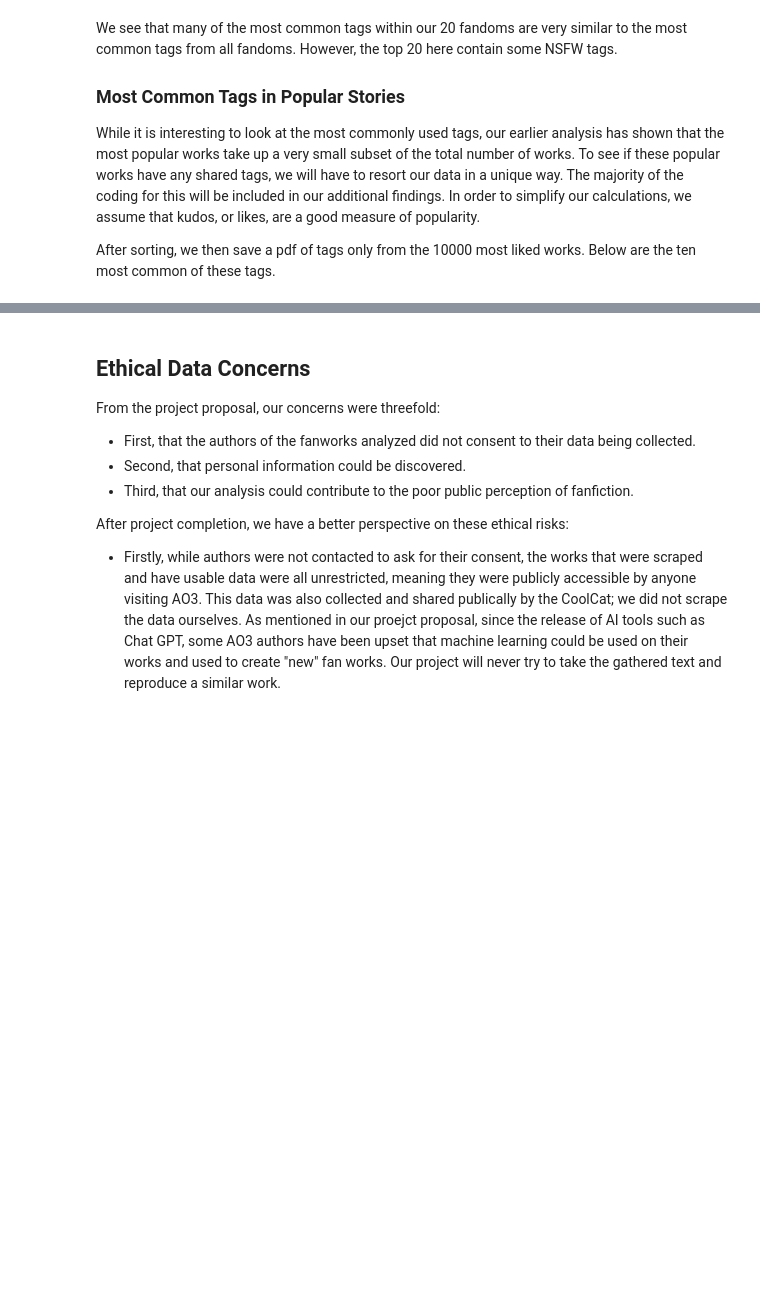
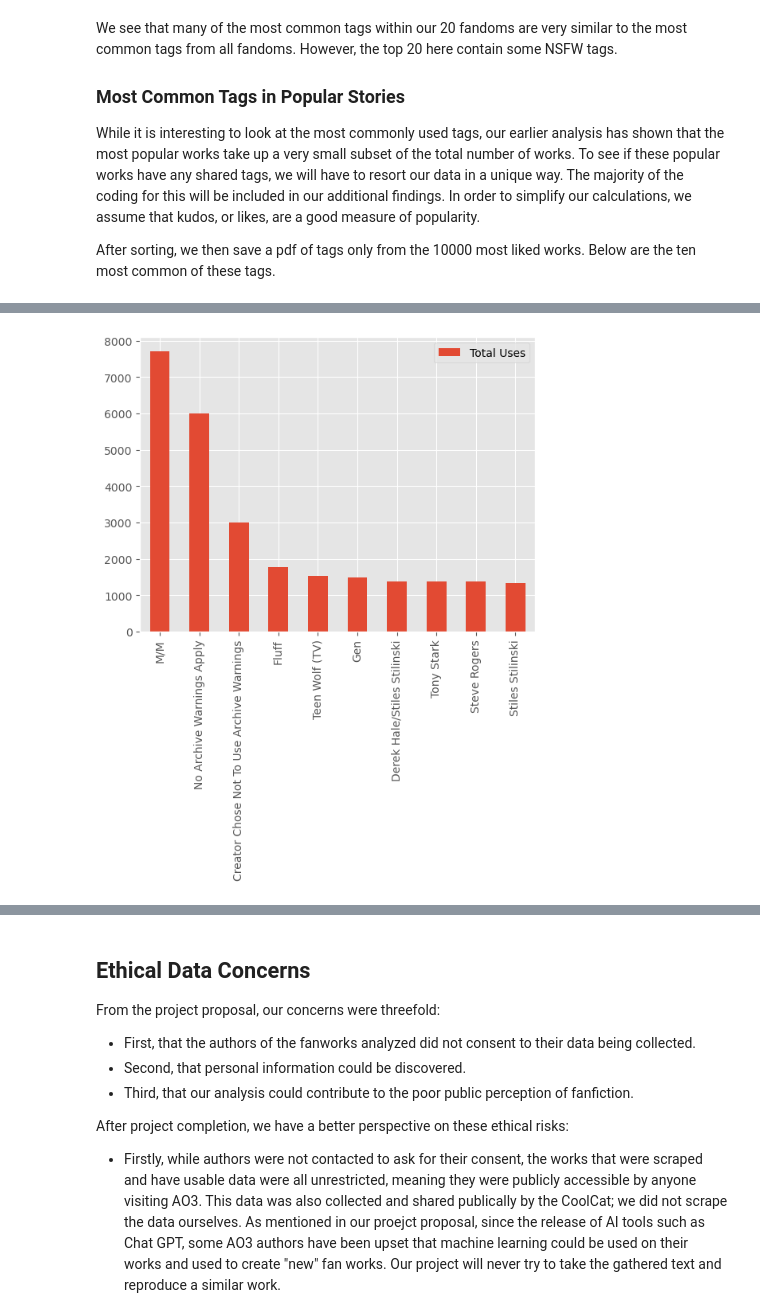
Before and after one commit to bekwashburn/COMP5360_Final_Project, a Jupyter notebook: COMP5360_data_CodeCat/FINAL_PROJECT.ipynb, the cells around one changed output, grey strips where cells are left out. Saved outputs shown, nothing was run; the diff lists cells and outputs as text; code cells hidden in the pictures; blank space fills up the shorter version.

```diff
--- a/COMP5360_data_CodeCat/FINAL_PROJECT.ipynb
+++ b/COMP5360_data_CodeCat/FINAL_PROJECT.ipynb
@@ -956,0 +964,6 @@ That being said, the most common popular tags do surround the Teen Wolf fandom.
+# %%
+# RUN THIS CELL
+top_top_10 = pd.read_csv("top_pop_tags.csv")
+plot_name(top_top_10)
+# %% [output]
+[figure, added]
```
Also changed, not shown: parts of 35 cells of this notebook, 4 other files.
